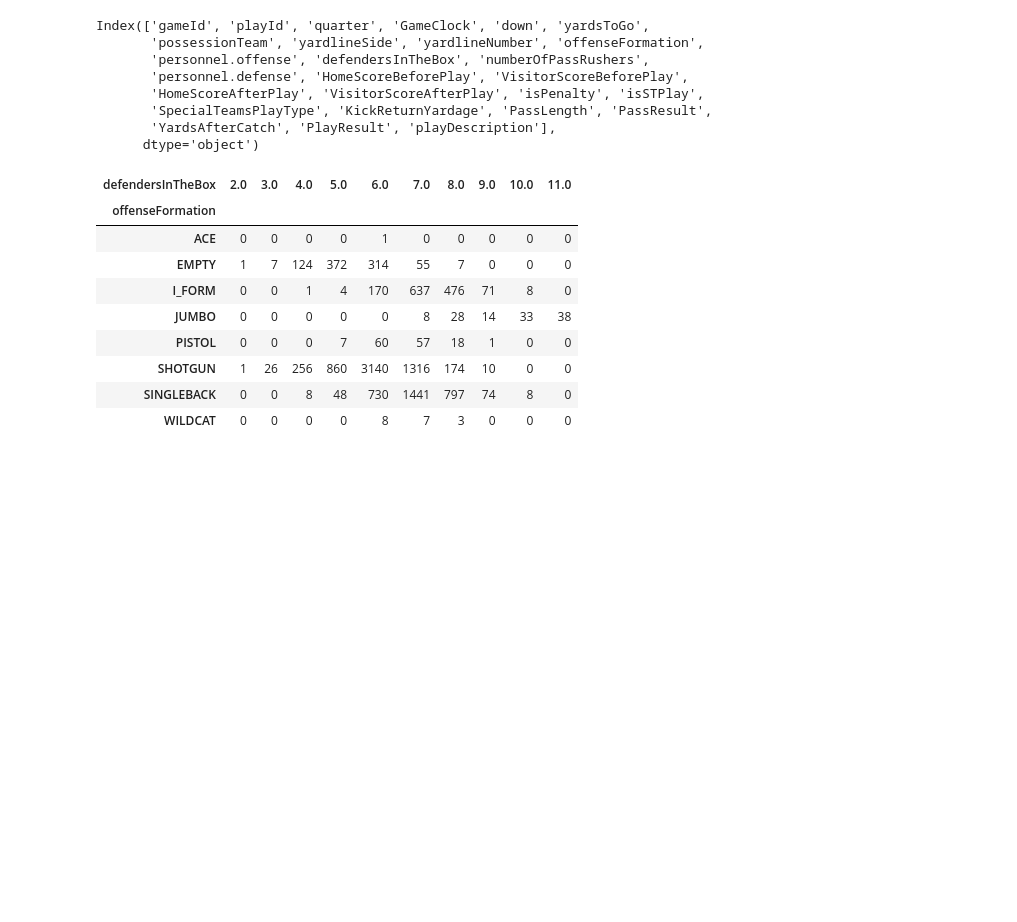
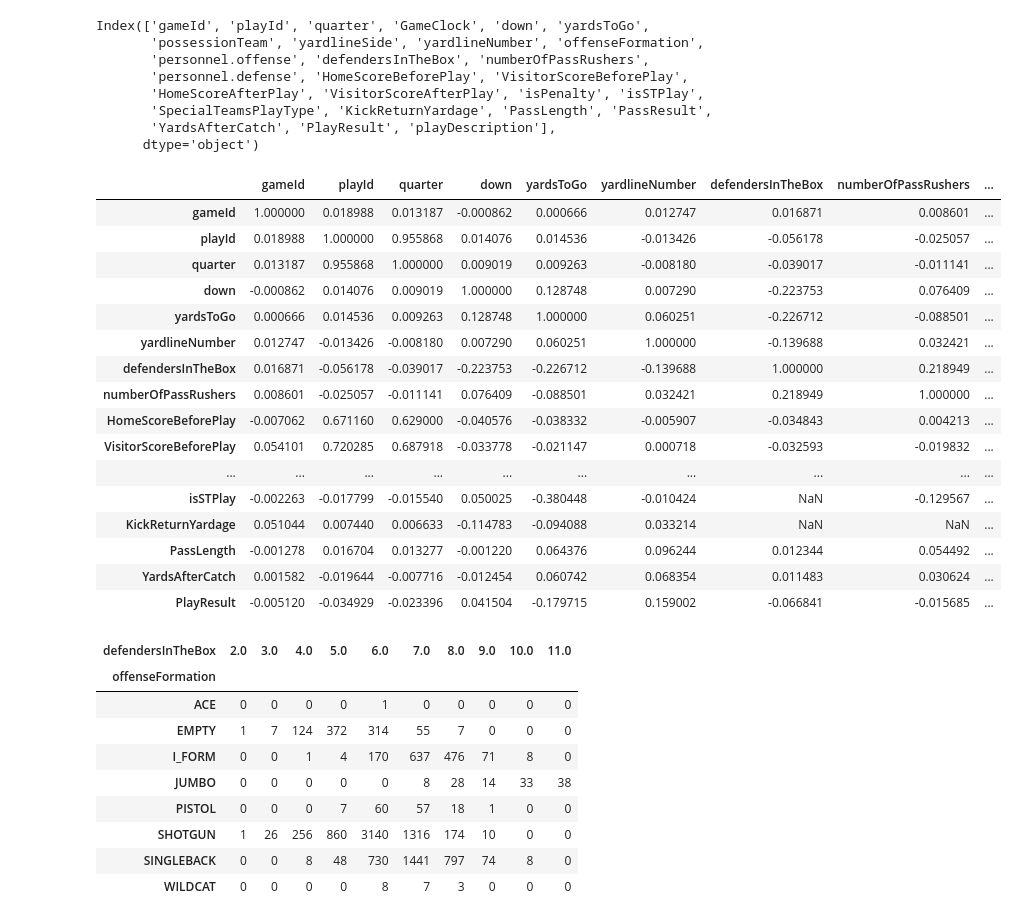
Before and after one commit to donw385/Big-Data-Bowl, a Jupyter notebook: NFL_Data_Analysis.ipynb, the cells around one changed output. Drawn from its saved outputs; the diff is of its cells as text; code cells hidden in the pictures; blank space fills up the shorter version.

```diff
--- a/NFL_Data_Analysis.ipynb
+++ b/NFL_Data_Analysis.ipynb
@@ -68,6 +101,26 @@ Index(['gameId', 'playId', 'quarter', 'GameClock', 'down', 'yardsToGo',
        'SpecialTeamsPlayType', 'KickReturnYardage', 'PassLength', 'PassResult',
        'YardsAfterCatch', 'PlayResult', 'playDescription'],
       dtype='object')
+# %%
+plays.corr()
+# %% [output]
+|  | gameId | playId | quarter | down | yardsToGo | yardlineNumber | defendersInTheBox | numberOfPassRushers | ... |
+| gameId | 1.000000 | 0.018988 | 0.013187 | -0.000862 | 0.000666 | 0.012747 | 0.016871 | 0.008601 | ... |
+| playId | 0.018988 | 1.000000 | 0.955868 | 0.014076 | 0.014536 | -0.013426 | -0.056178 | -0.025057 | ... |
+| quarter | 0.013187 | 0.955868 | 1.000000 | 0.009019 | 0.009263 | -0.008180 | -0.039017 | -0.011141 | ... |
+| down | -0.000862 | 0.014076 | 0.009019 | 1.000000 | 0.128748 | 0.007290 | -0.223753 | 0.076409 | ... |
+| yardsToGo | 0.000666 | 0.014536 | 0.009263 | 0.128748 | 1.000000 | 0.060251 | -0.226712 | -0.088501 | ... |
+| yardlineNumber | 0.012747 | -0.013426 | -0.008180 | 0.007290 | 0.060251 | 1.000000 | -0.139688 | 0.032421 | ... |
+| defendersInTheBox | 0.016871 | -0.056178 | -0.039017 | -0.223753 | -0.226712 | -0.139688 | 1.000000 | 0.218949 | ... |
+| numberOfPassRushers | 0.008601 | -0.025057 | -0.011141 | 0.076409 | -0.088501 | 0.032421 | 0.218949 | 1.000000 | ... |
+| HomeScoreBeforePlay | -0.007062 | 0.671160 | 0.629000 | -0.040576 | -0.038332 | -0.005907 | -0.034843 | 0.004213 | ... |
+| VisitorScoreBeforePlay | 0.054101 | 0.720285 | 0.687918 | -0.033778 | -0.021147 | 0.000718 | -0.032593 | -0.019832 | ... |
+| ... | ... | ... | ... | ... | ... | ... | ... | ... | ... |
+| isSTPlay | -0.002263 | -0.017799 | -0.015540 | 0.050025 | -0.380448 | -0.010424 | NaN | -0.129567 | ... |
+| KickReturnYardage | 0.051044 | 0.007440 | 0.006633 | -0.114783 | -0.094088 | 0.033214 | NaN | NaN | ... |
+| PassLength | -0.001278 | 0.016704 | 0.013277 | -0.001220 | 0.064376 | 0.096244 | 0.012344 | 0.054492 | ... |
+| YardsAfterCatch | 0.001582 | -0.019644 | -0.007716 | -0.012454 | 0.060742 | 0.068354 | 0.011483 | 0.030624 | ... |
+| PlayResult | -0.005120 | -0.034929 | -0.023396 | 0.041504 | -0.179715 | 0.159002 | -0.066841 | -0.015685 | ... |
 # %%
 crosstab = pd.crosstab(plays['offenseFormation'],plays['defendersInTheBox'])
 
```
Also changed, not shown: parts of 3 cells of this notebook.
